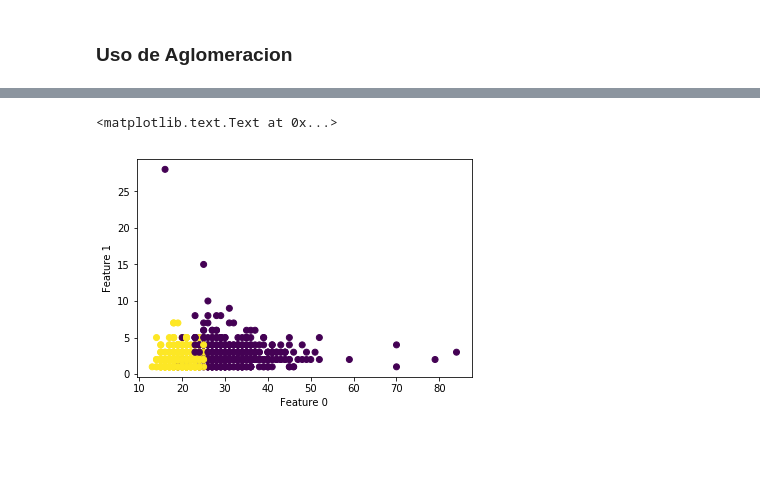
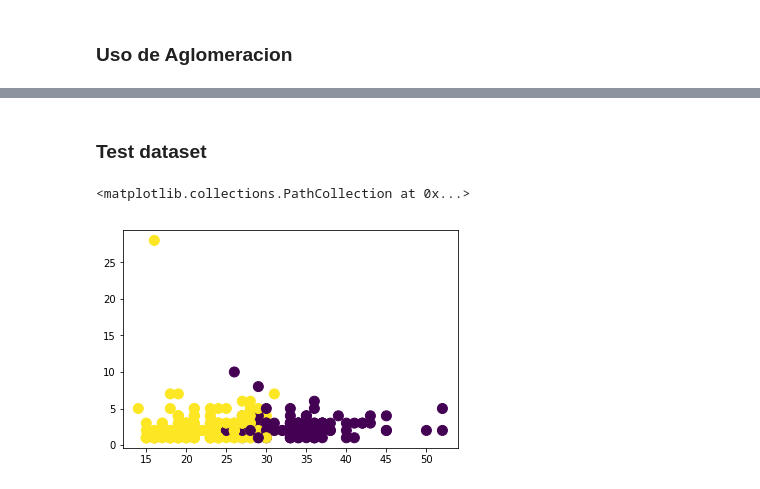
Before and after one commit to pcalderong/CervicalCancerNotebook, a Jupyter notebook: ProyectoDM.ipynb, the cells around one changed output, grey strips where cells are left out. Saved outputs shown, nothing was run; the diff lists cells and outputs as text; code cells hidden in the pictures; blank space fills up the shorter version.

Commit message:
Adding testing values for unsupervised

```diff
--- a/ProyectoDM.ipynb
+++ b/ProyectoDM.ipynb
@@ -15,3 +62,2 @@ cervicalCancer = pd.read_csv("kag_risk_factors_cervical_cancer.csv")
 # %%
-cervicalCancer.drop(['STDs: Number of diagnosis', 'STDs: Time since first diagnosis', 'STDs: Time since last diagnosis'], axis=1, inplace=True)
-# 'Schiller', 'Hinselmann', 'Dx',
+cervicalCancer.drop(['STDs:cervical condylomatosis','STDs:molluscum contagiosum','STDs:pelvic inflammatory disease','STDs:vaginal condylomatosis','STDs:genital herpes','STDs:Hepatitis B','STDs:AIDS','STDs:HPV','STDs: Time since first diagnosis', 'STDs: Time since last diagnosis'], axis=1, inplace=True)
@@ -39,12 +90,3 @@ cervicalCancer
-# %%
-# cervicalCancer = cervicalCancer.fillna(cervicalCancer.mean())
-# cervicalCancer.dropna(axis=0, how='any', inplace=True)
-
-cervicalCancer.fillna(method='pad',inplace=True)
-cervicalCancer.fillna(method='bfill',inplace=True)
-
-# AQUI TENEMOS 2 OPCIONES PARA MANEJAR LOS DATOS QUE NO ESTAN DISPONIBLES. TENEMOS QUE PROBAR
-# LOS 2, Y VER CUAL DA MEJORES RESULTADOS
 # %%
 cervicalCancer.hist(figsize=(20,20))
 # %% [output]
@@ -83,7 +127,10 @@ print(y.shape)
 # %%
 from sklearn.model_selection import train_test_split
-X_train, X_test, y_train, y_test = train_test_split(X,y,test_size=0.3, random_state=1)
-datasets=[X_train, X_test, y_train, y_test]
-for i in datasets:
-    print(i.shape)
+# X_train, X_test, y_train, y_test = train_test_split(X,y,test_size=0.3, random_state=5)
+# datasets=[X_train, X_test, y_train, y_test]
+# for i in datasets:
+#     print(i.shape)
+train, test = train_test_split(cervicalCancer,test_size=0.3, random_state=5)
+print (train.shape)
+print (test.shape)
 # %% [output]
@@ -153,0 +186,6 @@ plt.scatter(X_train.values[:, 0], X_train.values[:, 1], c=y_train_result)
+# %%
+kmeans = KMeans(n_clusters=2)
+kmeans.fit(test)
+k_class_test_result = kmeans.predict(test)
+print(k_class_test_result)
+plt.scatter(test.values[:, 0], test.values[:, 1], c=k_class_test_result, s=100)
@@ -156,10 +214,10 @@ plt.scatter(X_train.values[:, 0], X_train.values[:, 1], c=y_train_result)
+# %% [markdown]
+### Test dataset
 # %%
 from sklearn.cluster import AgglomerativeClustering
 agg = AgglomerativeClustering(n_clusters=2)
-assignment = agg.fit_predict(X_train)
-plt.scatter(X_train.values[:, 0], X_train.values[:, 1], c=assignment)
-plt.xlabel("Feature 0")
-plt.ylabel("Feature 1")
+agg_class_test_result = agg.fit_predict(test)
+plt.scatter(test.values[:, 0], test.values[:, 1], c=agg_class_test_result, s=100)
 # %% [output]
-<matplotlib.text.Text at 0x...>
+<matplotlib.collections.PathCollection at 0x...>
-[figure, old version]
+[figure, new version]
```
Also changed, not shown: parts of 29 cells of this notebook.
